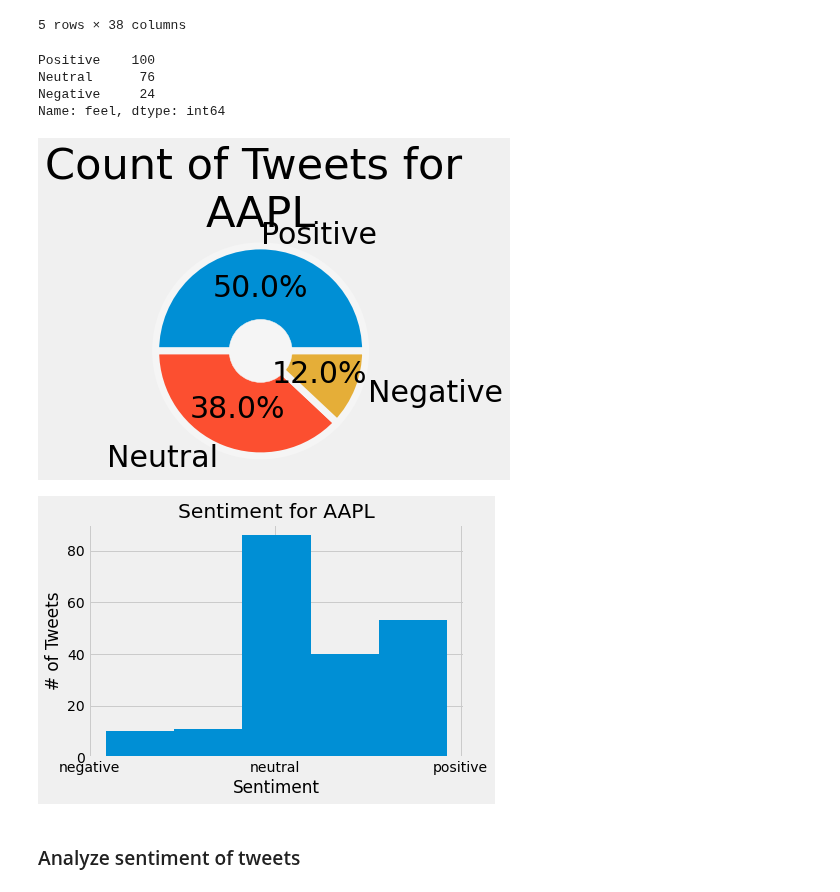
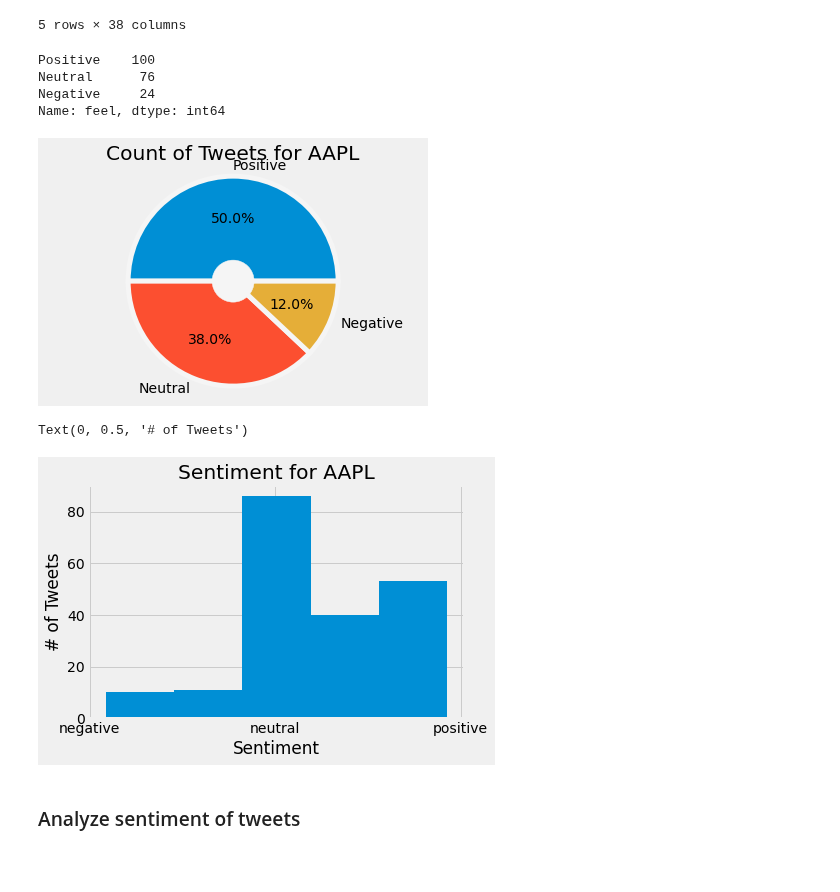
Before and after one commit to ghcn345/Stock-Market-Prediction, a Jupyter notebook: stock_market_NLP.ipynb, the cells around one changed output. Drawn from its saved outputs; the diff is of its cells as text; code cells hidden in the pictures; blank space fills up the shorter version.

```diff
--- a/stock_market_NLP.ipynb
+++ b/stock_market_NLP.ipynb
@@ -89,34 +89,33 @@ df['sentiment'] = [sid.polarity_scores(df.tweet.iloc[i])['compound'] for i in ra
 
 # Labeling the tweets in a new column
 df['feel'] = df.sentiment.apply(sentiment_class)
+# %%
+df.feel.value_counts()
+# %% [output]
+Positive    100
+Neutral      76
+Negative     24
+Name: feel, dtype: int64
 # %%
-print(df.feel.value_counts())
-
 plt.style.use('fivethirtyeight')
-plt.rcParams['font.size'] = 30
+#plt.rcParams['font.size'] = 30
 fig, ax = plt.subplots()
 
 ax.pie(list(df.feel.value_counts()),
        labels=df.feel.value_counts().index,
        autopct='%1.1f%%',
-       wedgeprops = { 'linewidth': 7, 'edgecolor': 'whitesmoke' })
+       wedgeprops = { 'linewidth': 5, 'edgecolor': 'whitesmoke' })
 
-circle = plt.Circle((0,0), 0.3, color='whitesmoke')
+circle = plt.Circle((0,0), 0.2, color='whitesmoke')
 fig = plt.gcf()
 fig.gca().add_artist(circle)
 
-ax.set_title(f"Count of Tweets for \n{'AAPL'}")
+ax.set_title(f"Count of Tweets for AAPL")
 ax.axis('equal')
 #plt.savefig('images/count.jpeg', format='jpeg')
 # %% [output]
-Positive    100
-Neutral      76
-Negative     24
-Name: feel, dtype: int64
-[figure, old version]
+[figure, new version]
 # %%
-plt.style.use('fivethirtyeight')
-
 fig, ax = plt.subplots()
 
 # Plotting the sentiment scores
@@ -129,6 +128,7 @@ plt.xlabel("Sentiment")
 plt.ylabel("# of Tweets")
 #plt.savefig('images/sentiment.jpeg', format='jpeg')
 # %% [output]
+Text(0, 0.5, '# of Tweets')
 [figure]
 # %% [markdown]
 ### Analyze sentiment of tweets
```
Also changed, not shown: 1 other file.
